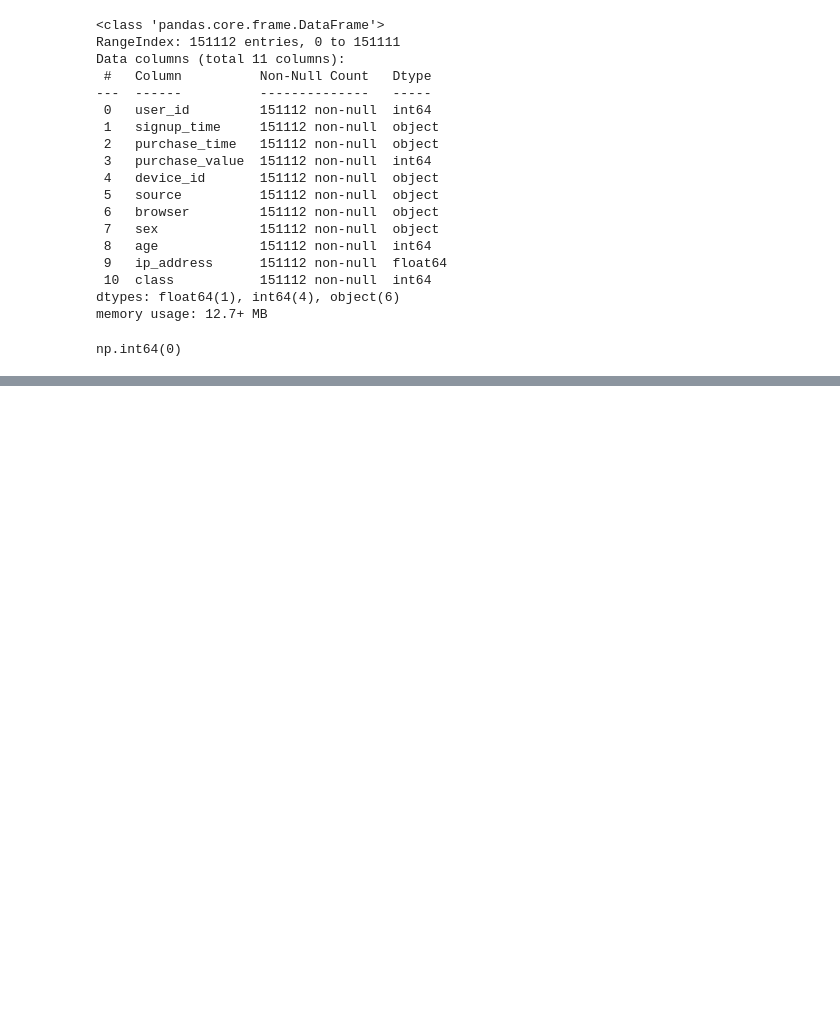
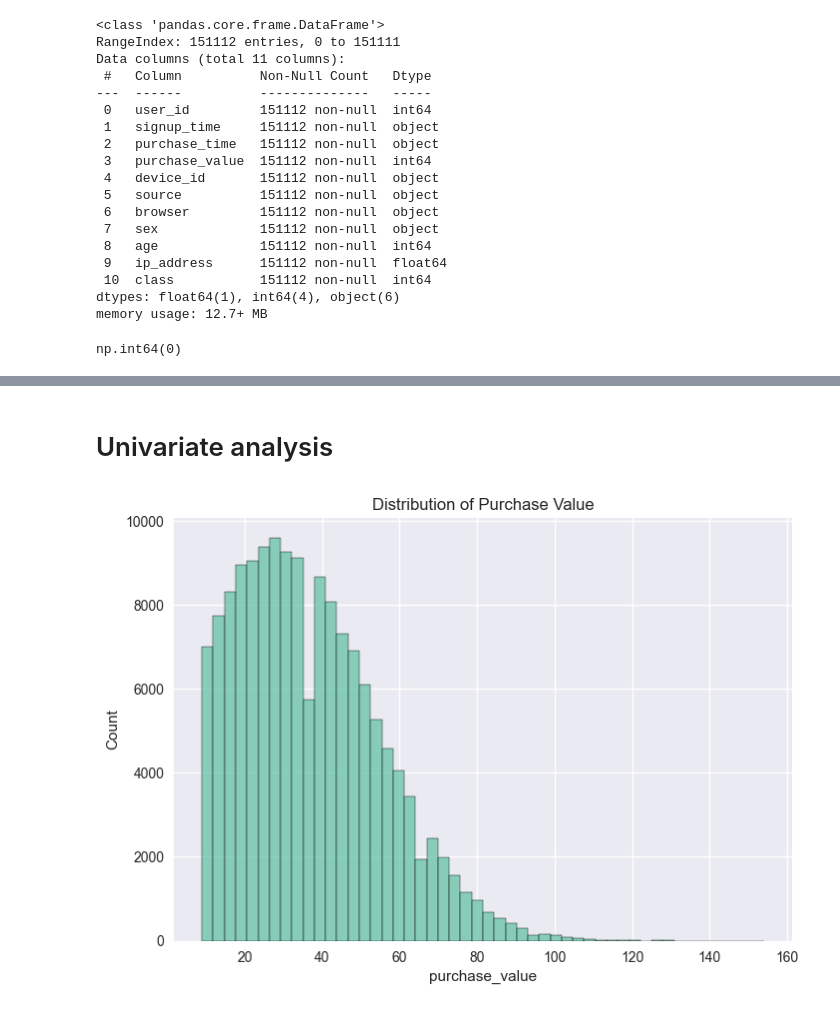
Before and after one commit to meba210/fraud-detection-week5, a Jupyter notebook: notebooks/eda-fraud-data.ipynb, the cells around one changed output, grey strips where cells are left out. Saved outputs shown, nothing was run; the diff lists cells and outputs as text; code cells hidden in the pictures; blank space fills up the shorter version.

```diff
--- a/notebooks/eda-fraud-data.ipynb
+++ b/notebooks/eda-fraud-data.ipynb
@@ -35,0 +72,8 @@ np.int64(0)
+# %% [markdown]
+# Univariate analysis
+# %%
+sns.histplot(fraud['purchase_value'], bins=50)
+plt.title("Distribution of Purchase Value")
+plt.show()
+# %% [output]
+[figure, added]
```
Also changed, not shown: parts of 32 cells of this notebook.
